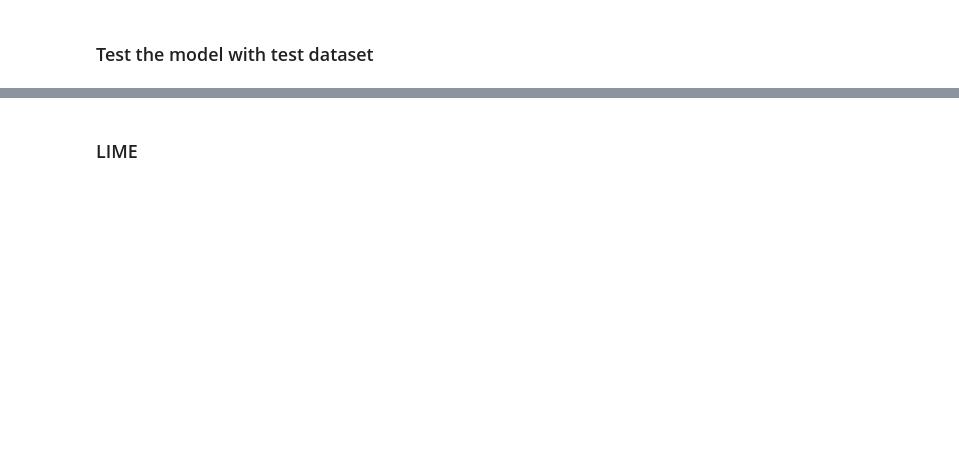
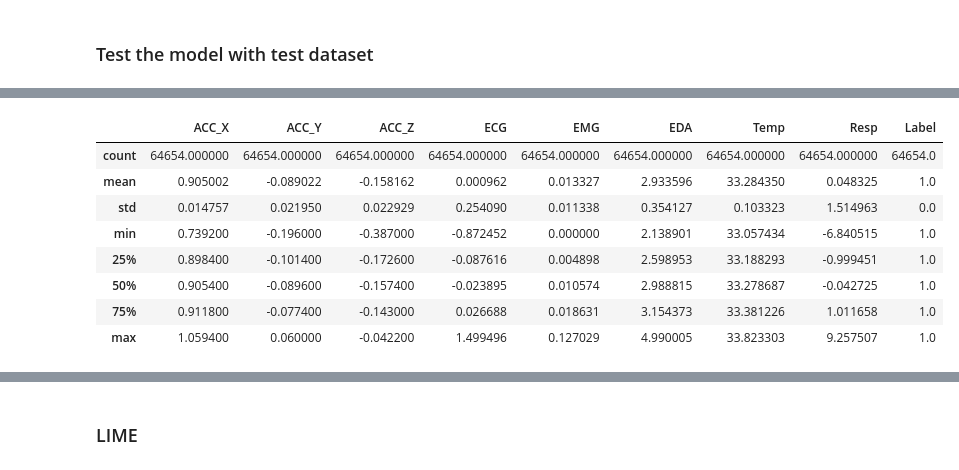
Before and after one commit to Yranshevare/XAI_For_Stress_and_Mental_Health_Prediction, a Jupyter notebook: ModelTraining/train12.ipynb, the cells around one changed output, grey strips where cells are left out. Cells and saved outputs as stored; diff of their text form; code cells hidden in the pictures; blank space fills up the shorter version.

```diff
--- a/ModelTraining/train12.ipynb
+++ b/ModelTraining/train12.ipynb
@@ -194,0 +234,13 @@ weighted avg       0.97      0.97      0.96   2079001
+# %%
+missed = test[(y_test == 1) & (y_pred == 0)]
+missed.describe()
+# %% [output]
+|  | ACC_X | ACC_Y | ACC_Z | ECG | EMG | EDA | Temp | Resp | Label |
+| count | 64654.000000 | 64654.000000 | 64654.000000 | 64654.000000 | 64654.000000 | 64654.000000 | 64654.000000 | 64654.000000 | 64654.0 |
+| mean | 0.905002 | -0.089022 | -0.158162 | 0.000962 | 0.013327 | 2.933596 | 33.284350 | 0.048325 | 1.0 |
+| std | 0.014757 | 0.021950 | 0.022929 | 0.254090 | 0.011338 | 0.354127 | 0.103323 | 1.514963 | 0.0 |
+| min | 0.739200 | -0.196000 | -0.387000 | -0.872452 | 0.000000 | 2.138901 | 33.057434 | -6.840515 | 1.0 |
+| 25% | 0.898400 | -0.101400 | -0.172600 | -0.087616 | 0.004898 | 2.598953 | 33.188293 | -0.999451 | 1.0 |
+| 50% | 0.905400 | -0.089600 | -0.157400 | -0.023895 | 0.010574 | 2.988815 | 33.278687 | -0.042725 | 1.0 |
+| 75% | 0.911800 | -0.077400 | -0.143000 | 0.026688 | 0.018631 | 3.154373 | 33.381226 | 1.011658 | 1.0 |
+| max | 1.059400 | 0.060000 | -0.042200 | 1.499496 | 0.127029 | 4.990005 | 33.823303 | 9.257507 | 1.0 |
```
Also changed, not shown: parts of 14 cells of this notebook, 1 other file.
